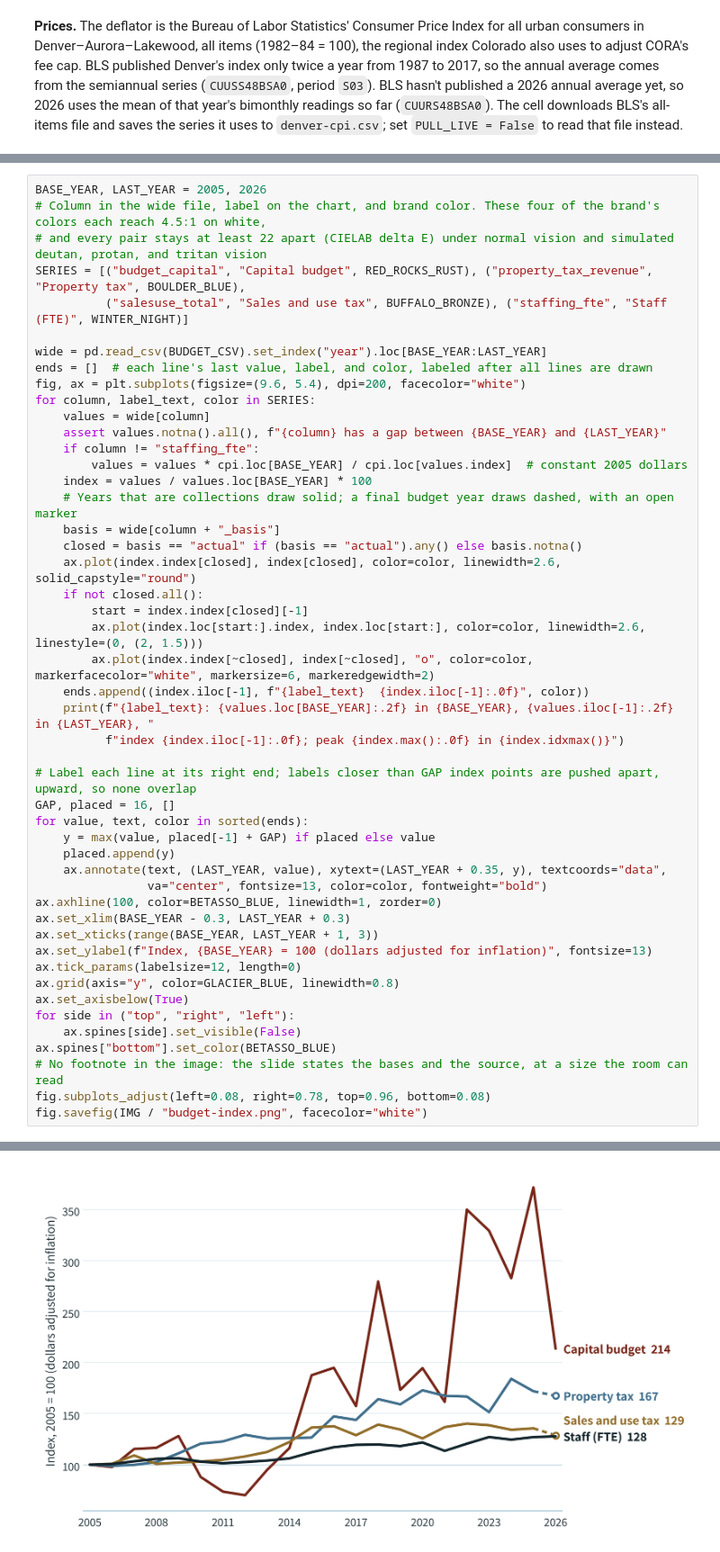
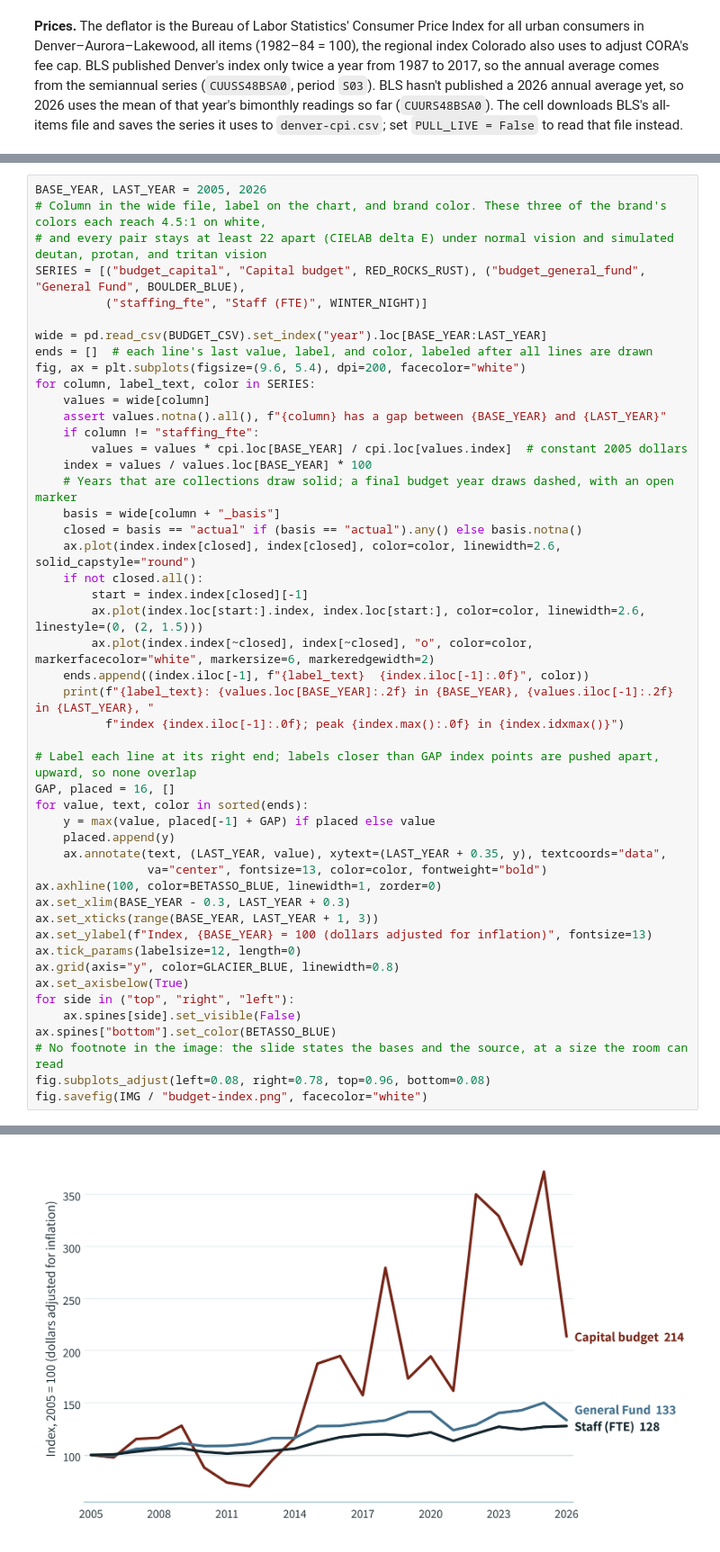
Before and after one commit to CUPIDS-Lab/city-of-boulder, a Jupyter notebook: 2026-10-21-ett/code/long-data-analysis.ipynb, the cells around one changed output, grey strips where cells are left out. Shown at 90% size. Cells and saved outputs as stored; diff of their text form.

```diff
--- a/2026-10-21-ett/code/long-data-analysis.ipynb
+++ b/2026-10-21-ett/code/long-data-analysis.ipynb
@@ -425,10 +425,10 @@ year
 2026    347.840
 # %%
 BASE_YEAR, LAST_YEAR = 2005, 2026
-# Column in the wide file, label on the chart, and brand color. These four of the brand's colors each reach 4.5:1 on white,
+# Column in the wide file, label on the chart, and brand color. These three of the brand's colors each reach 4.5:1 on white,
 # and every pair stays at least 22 apart (CIELAB delta E) under normal vision and simulated deutan, protan, and tritan vision
-SERIES = [("budget_capital", "Capital budget", RED_ROCKS_RUST), ("property_tax_revenue", "Property tax", BOULDER_BLUE),
-          ("salesuse_total", "Sales and use tax", BUFFALO_BRONZE), ("staffing_fte", "Staff (FTE)", WINTER_NIGHT)]
+SERIES = [("budget_capital", "Capital budget", RED_ROCKS_RUST), ("budget_general_fund", "General Fund", BOULDER_BLUE),
+          ("staffing_fte", "Staff (FTE)", WINTER_NIGHT)]
 
 wide = pd.read_csv(BUDGET_CSV).set_index("year").loc[BASE_YEAR:LAST_YEAR]
 ends = []  # each line's last value, label, and color, labeled after all lines are drawn
@@ -478,2 +477,2 @@ Sales and use tax: 76.62 in 2005, 98.59 in 2026, index 129; peak 140 in 2022
 Staff (FTE): 1212.11 in 2005, 1548.28 in 2026, index 128; peak 128 in 2026
-[figure, old version]
+[figure, new version]
```
Also changed, not shown: parts of 2 cells of this notebook, 5 other files.
